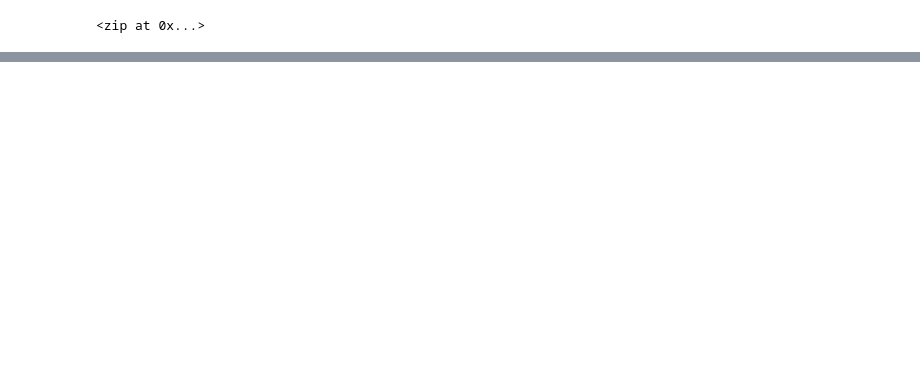
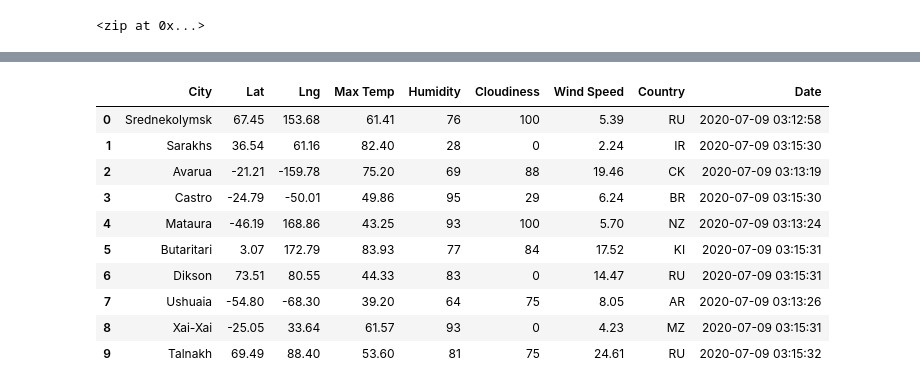
Before and after one commit to soijebor/World_Weather_Analysis, a Jupyter notebook: WeatherPy.ipynb, the cells around one changed output, grey strips where cells are left out. Saved outputs shown, nothing was run; the diff lists cells and outputs as text; code cells hidden in the pictures; blank space fills up the shorter version.

Commit message:
modifying .gitignore and adding WeatherPy file

```diff
--- a/WeatherPy.ipynb
+++ b/WeatherPy.ipynb
@@ -33,0 +40,4 @@ len(cities)
+# %%
+# Starting URL for Weather Map API Call.
+url = "http://api.openweathermap.org/data/2.5/weather?units=Imperial&APPID=" + weather_api_key
+print(url)
@@ -33,0 +106,34 @@ len(cities)
+# %%
+try:
+    # Parse the JSON and retrieve data.
+    city_weather = requests.get(city_url).json()
+    # Parse out the needed data.
+    city_lat = city_weather["coord"]["lat"]
+    city_lng = city_weather["coord"]["lon"]
+    city_max_temp = city_weather["main"]["temp_max"]
+    city_humidity = city_weather["main"]["humidity"]
+    city_clouds = city_weather["clouds"]["all"]
+    city_wind = city_weather["wind"]["speed"]
+    city_country = city_weather["sys"]["country"]
+    # Convert the date to ISO standard.
+    city_date = datetime.utcfromtimestamp(city_weather["dt"]).strftime('%Y-%m-%d %H:%M:%S')
+    # Append the city information into city_data list.
+    city_data.append({"City": city.title(),
+                      "Lat": city_lat,
+                      "Lng": city_lng,
+                      "Max Temp": city_max_temp,
+                      "Humidity": city_humidity,
+                      "Cloudiness": city_clouds,
+                      "Wind Speed": city_wind,
+                      "Country": city_country,
+                      "Date": city_date})
+
+# If an error is experienced, skip the city.
+except:
+    print("City not found. Skipping...")
+    pass
+
+# Indicate that Data Loading is complete.
+print("-----------------------------")
+print("Data Retrieval Complete      ")
+print("-----------------------------")
@@ -33,0 +231,16 @@ len(cities)
+# %%
+# Convert the array of dictionaries to a Pandas DataFrame.
+city_data_df = pd.DataFrame(city_data)
+city_data_df.head(10)
+# %% [output]
+|  | City | Lat | Lng | Max Temp | Humidity | Cloudiness | Wind Speed | Country | Date |
+| 0 | Srednekolymsk | 67.45 | 153.68 | 61.41 | 76 | 100 | 5.39 | RU | 2020-07-09 03:12:58 |
+| 1 | Sarakhs | 36.54 | 61.16 | 82.40 | 28 | 0 | 2.24 | IR | 2020-07-09 03:15:30 |
+| 2 | Avarua | -21.21 | -159.78 | 75.20 | 69 | 88 | 19.46 | CK | 2020-07-09 03:13:19 |
+| 3 | Castro | -24.79 | -50.01 | 49.86 | 95 | 29 | 6.24 | BR | 2020-07-09 03:15:30 |
+| 4 | Mataura | -46.19 | 168.86 | 43.25 | 93 | 100 | 5.70 | NZ | 2020-07-09 03:13:24 |
+| 5 | Butaritari | 3.07 | 172.79 | 83.93 | 77 | 84 | 17.52 | KI | 2020-07-09 03:15:31 |
+| 6 | Dikson | 73.51 | 80.55 | 44.33 | 83 | 0 | 14.47 | RU | 2020-07-09 03:15:31 |
+| 7 | Ushuaia | -54.80 | -68.30 | 39.20 | 64 | 75 | 8.05 | AR | 2020-07-09 03:13:26 |
+| 8 | Xai-Xai | -25.05 | 33.64 | 61.57 | 93 | 0 | 4.23 | MZ | 2020-07-09 03:15:31 |
+| 9 | Talnakh | 69.49 | 88.40 | 53.60 | 81 | 75 | 24.61 | RU | 2020-07-09 03:15:32 |
```
Also changed, not shown: parts of 11 cells of this notebook, 5 other files.
